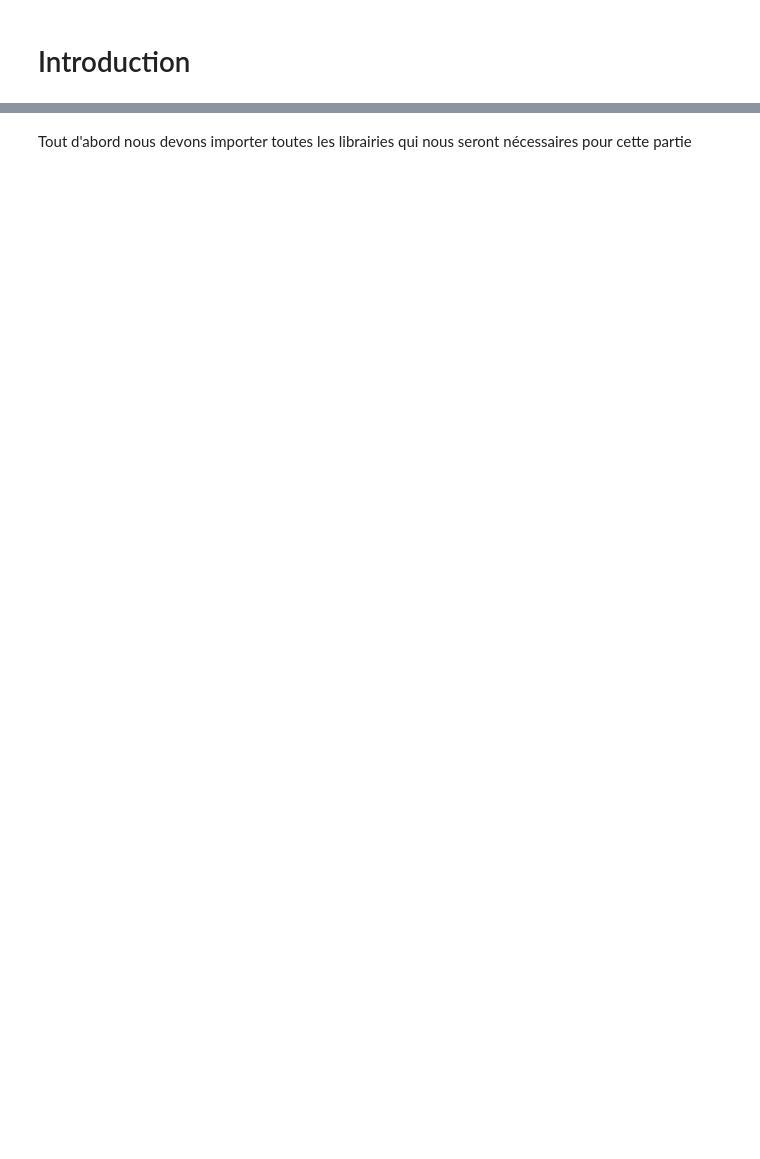
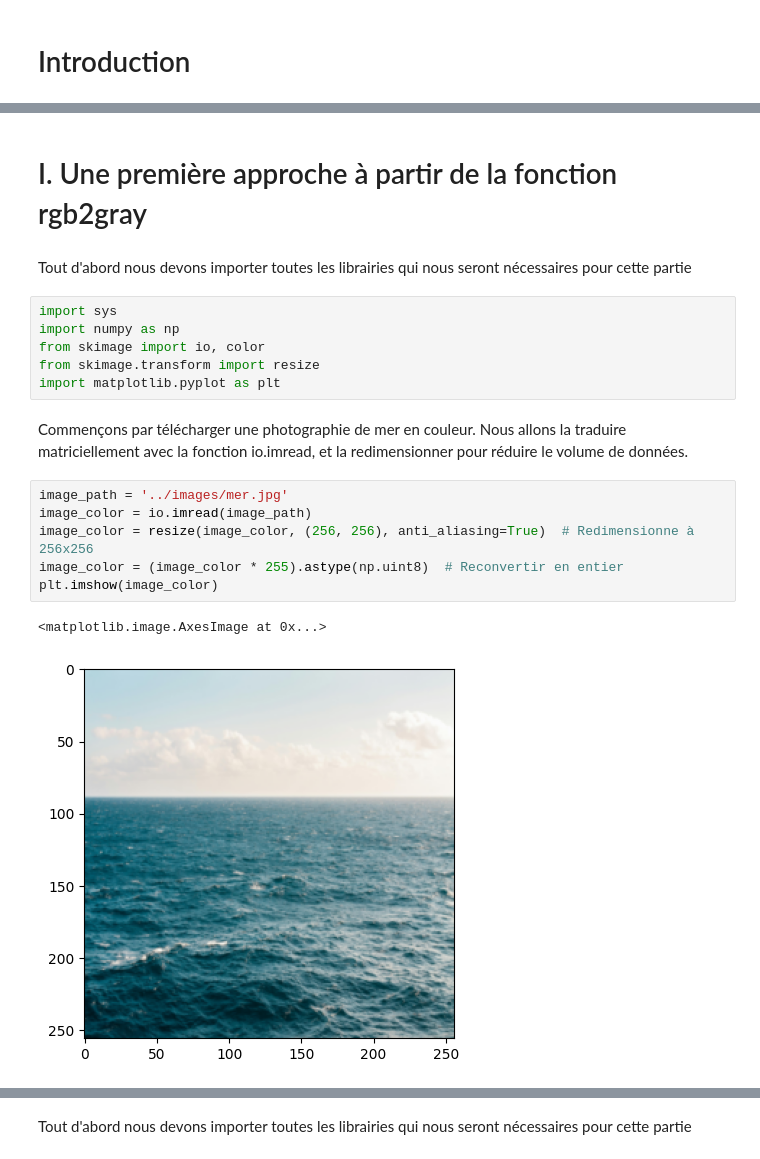
Before and after one commit to mathisrezai/PY-Image-Colorization, a Jupyter notebook: notebook/main.ipynb, the cells around one changed output, grey strips where cells are left out. Cells and saved outputs as stored; diff of their text form; blank space fills up the shorter version.

```diff
--- a/notebook/main.ipynb
+++ b/notebook/main.ipynb
@@ -20,0 +28,21 @@ Conclusion
+# %% [markdown]
+# I. Une première approche à partir de la fonction rgb2gray
+# %% [markdown]
+Tout d'abord nous devons importer toutes les librairies qui nous seront nécessaires pour cette partie
+# %%
+import sys
+import numpy as np
+from skimage import io, color
+from skimage.transform import resize
+import matplotlib.pyplot as plt
+# %% [markdown]
+Commençons par télécharger une photographie de mer en couleur. Nous allons la traduire matriciellement avec la fonction io.imread, et la redimensionner pour réduire le volume de données.
+# %%
+image_path = '../images/mer.jpg'
+image_color = io.imread(image_path)
+image_color = resize(image_color, (256, 256), anti_aliasing=True)  # Redimensionne à 256x256
+image_color = (image_color * 255).astype(np.uint8)  # Reconvertir en entier
+plt.imshow(image_color)
+# %% [output]
+<matplotlib.image.AxesImage at 0x...>
+[figure, added]
```
Also changed, not shown: parts of 18 cells of this notebook.
